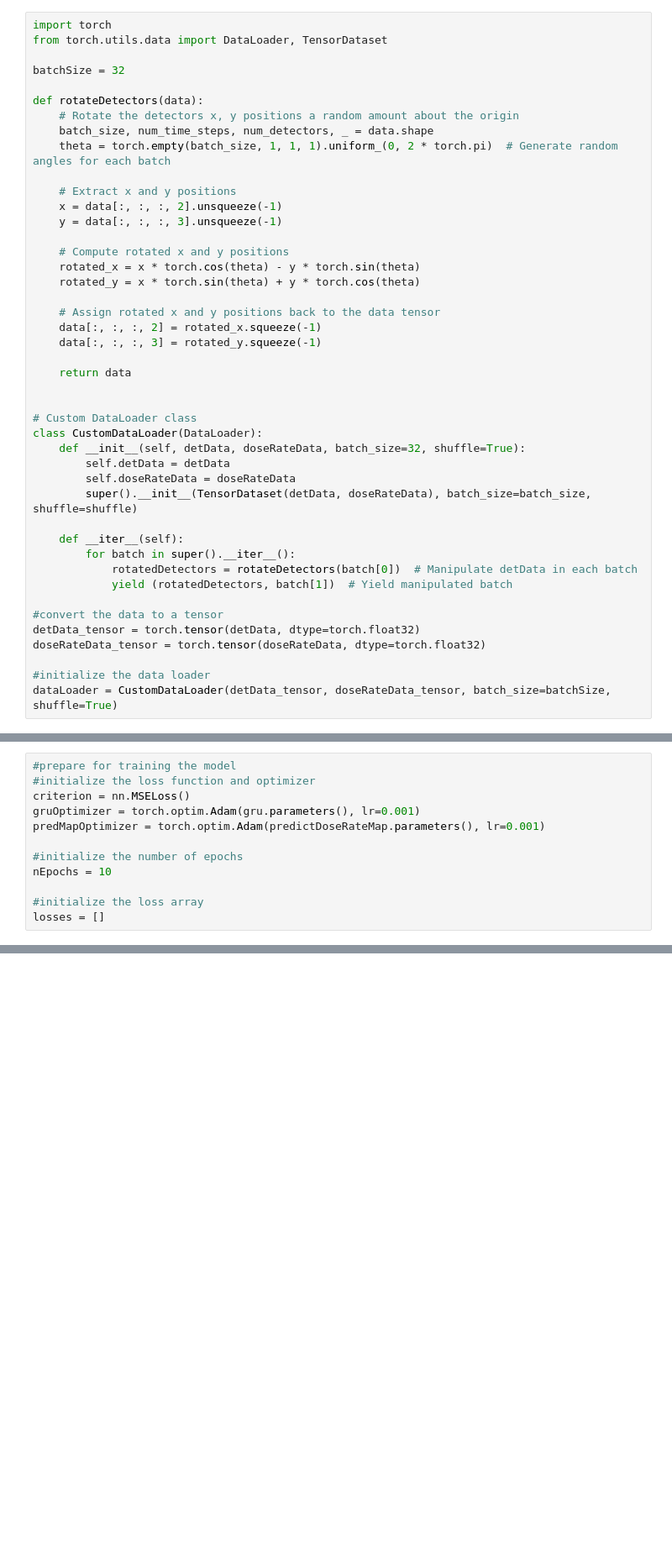
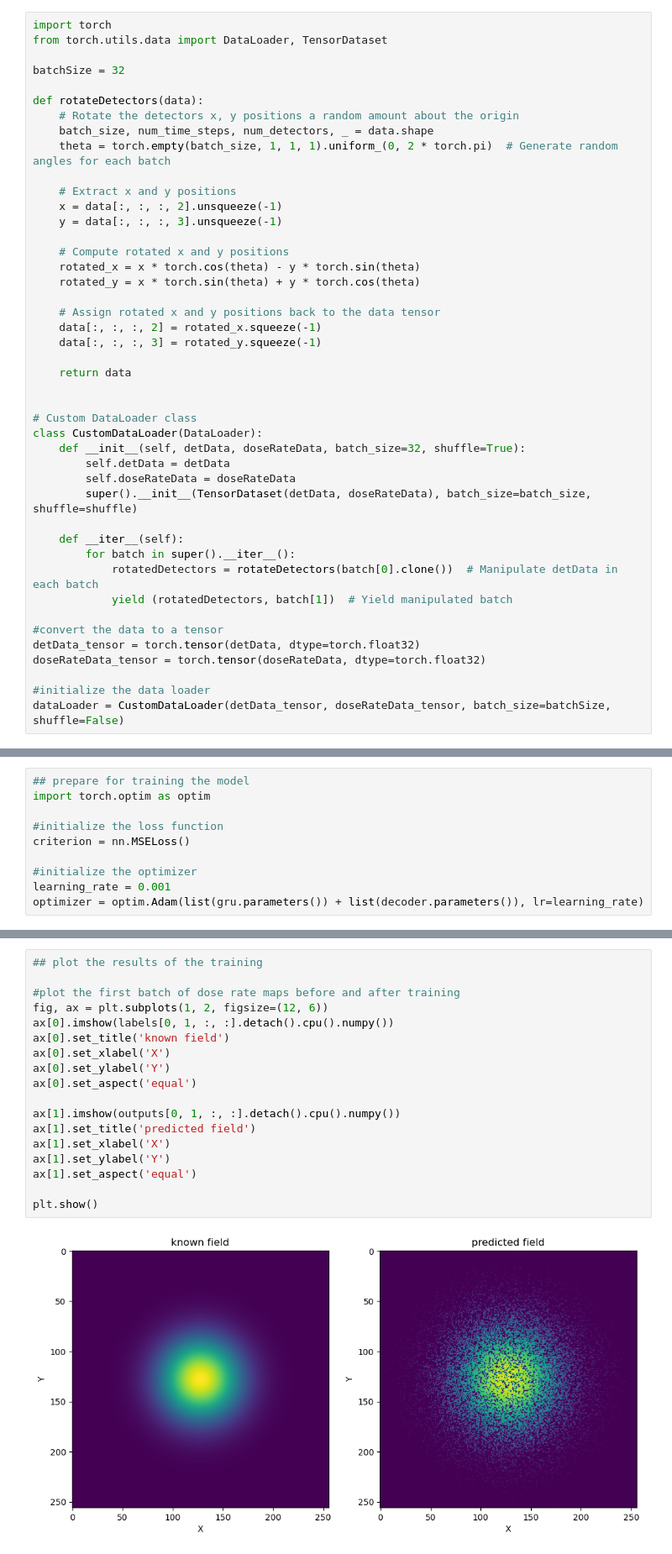
Before and after one commit to davidfobar/SCRAM, a Jupyter notebook: MINES-Sim/pyTorch_model.ipynb, the cells around one changed output, grey strips where cells are left out. Shown: that part at 84% size. Saved outputs shown, nothing was run; the diff lists cells and outputs as text; blank space fills up the shorter version.

```diff
--- a/MINES-Sim/pyTorch_model.ipynb
+++ b/MINES-Sim/pyTorch_model.ipynb
@@ -504,7 +497,7 @@ class CustomDataLoader(DataLoader):
 
     def __iter__(self):
         for batch in super().__iter__():
-            rotatedDetectors = rotateDetectors(batch[0])  # Manipulate detData in each batch
+            rotatedDetectors = rotateDetectors(batch[0].clone())  # Manipulate detData in each batch
             yield (rotatedDetectors, batch[1])  # Yield manipulated batch
 
 #convert the data to a tensor
@@ -512,4 +505,4 @@ detData_tensor = torch.tensor(detData, dtype=torch.float32)
 doseRateData_tensor = torch.tensor(doseRateData, dtype=torch.float32)
 
 #initialize the data loader
-dataLoader = CustomDataLoader(detData_tensor, doseRateData_tensor, batch_size=batchSize, shuffle=True)
+dataLoader = CustomDataLoader(detData_tensor, doseRateData_tensor, batch_size=batchSize, shuffle=False)
@@ -615,12 +644,10 @@ OutOfMemoryError: CUDA out of memory. Tried to allocate 7.33 GiB. GPU 0 has a to
 # %%
-#prepare for training the model
-#initialize the loss function and optimizer
+## prepare for training the model
+import torch.optim as optim
+
+#initialize the loss function
 criterion = nn.MSELoss()
-gruOptimizer = torch.optim.Adam(gru.parameters(), lr=0.001)
-predMapOptimizer = torch.optim.Adam(predictDoseRateMap.parameters(), lr=0.001)
 
-#initialize the number of epochs
-nEpochs = 10
-
-#initialize the loss array
-losses = []
+#initialize the optimizer
+learning_rate = 0.001
+optimizer = optim.Adam(list(gru.parameters()) + list(decoder.parameters()), lr=learning_rate)
@@ -667,0 +683,20 @@ RuntimeError: The size of tensor a (32) must match the size of tensor b (100) at
+# %%
+## plot the results of the training
+
+#plot the first batch of dose rate maps before and after training
+fig, ax = plt.subplots(1, 2, figsize=(12, 6))
+ax[0].imshow(labels[0, 1, :, :].detach().cpu().numpy())
+ax[0].set_title('known field')
+ax[0].set_xlabel('X')
+ax[0].set_ylabel('Y')
+ax[0].set_aspect('equal')
+
+ax[1].imshow(outputs[0, 1, :, :].detach().cpu().numpy())
+ax[1].set_title('predicted field')
+ax[1].set_xlabel('X')
+ax[1].set_ylabel('Y')
+ax[1].set_aspect('equal')
+
+plt.show()
+# %% [output]
+[figure, added]
```
Also changed, not shown: parts of 15 cells of this notebook.
